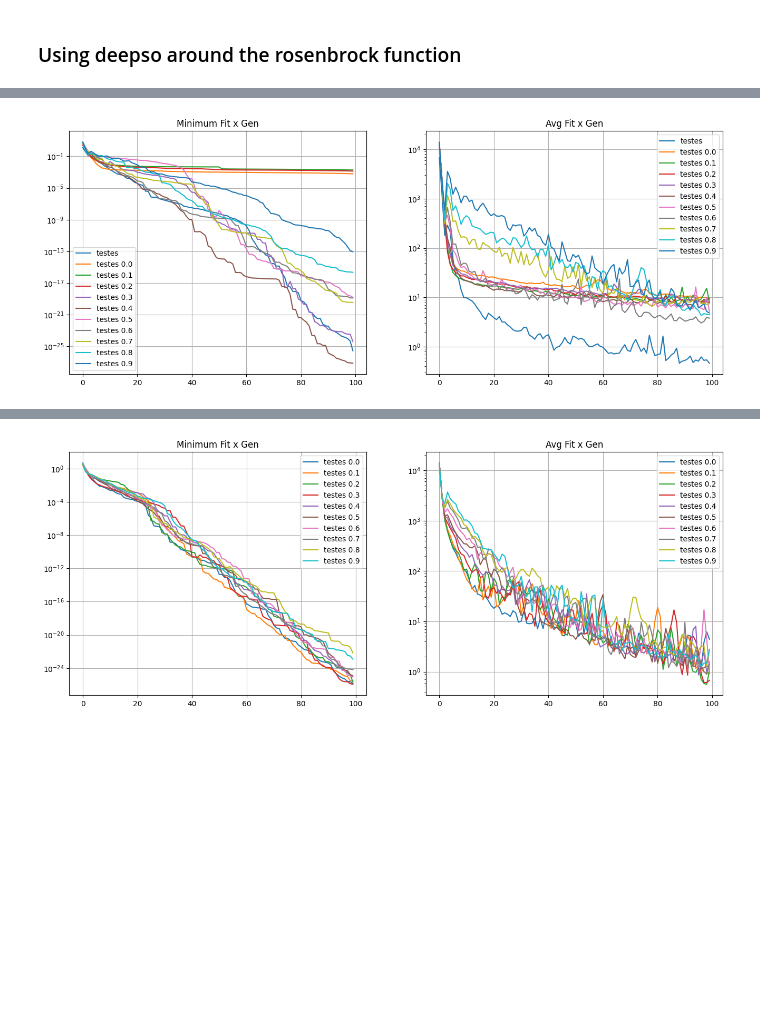
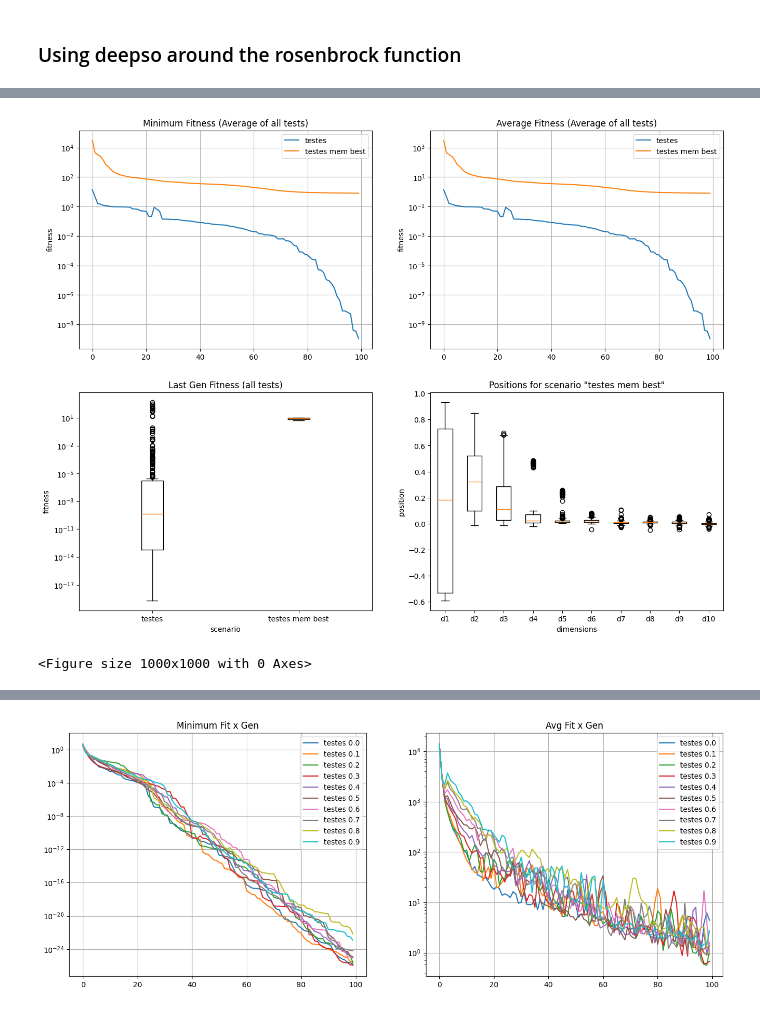
Before and after one commit to JaoSchmidt/Opt-Meta-Heuristics, a Jupyter notebook: FinalWork/main_cdeepso.ipynb, the cells around one changed output, grey strips where cells are left out. Drawn from its saved outputs; the diff is of its cells as text; code cells hidden in the pictures; blank space fills up the shorter version.

Commit message:
added cdeepso and graphical stuff

```diff
--- a/FinalWork/main_cdeepso.ipynb
+++ b/FinalWork/main_cdeepso.ipynb
@@ -66,8 +66,8 @@ deepso = LoopDEEPSO(title,"deepso_rand_1", bounds,
                     wc_initial=0.5)
 
 def run_test(num): # algorithm function
-  coordinates = initial_random_pop(population_size, bounds, dimensions=2, center=[1,1])
-  generation_data = deepso.test_nd_write_file(coordinates, Rosenbrock, test_num=num)
+  coordinates = initial_random_pop(population_size, bounds, dimensions=2, center=[1,1],seed=num*3)
+  generation_data = deepso.test(coordinates, Rosenbrock, test_num=num)
   return generation_data
 
 with multiprocessing.Pool() as pool: # parallel precessing
@@ -89,46 +89,66 @@ plot_fitness_over_scenarios(scenario_table,title)
 # %%
-from graphical_visualization import get_last_best_ind
-from graphical_visualization import store_average_fitness
+from graphical_visualization import collect_data_on_scenario
+from graphical_visualization import collect_data_on_tests
 from graphical_visualization import contour_over_population
-from graphical_visualization import plot_fitness_over_generation
+from graphical_visualization import plot_fitness_over_scenarios
+from graphical_visualization import plot_fitness_over_tests
 
 from algorithm_classes import LoopDEEPSO
 from algorithm_loop import initial_random_pop
 
+from individual_class import IndividualDEEPSO
+import numpy as np
+
+class Rosenbrock(IndividualDEEPSO):
+  def _fitness_function(self,X,a=1,b=100):
+    return np.sum(b * (X[1:] - X[:-1]**2)**2 + (a - X[:-1])**2,axis=0)
+
 # experiment to make and test title
-experiment_name="deepso_rand_1"
+title="testes mem best"
 
-num_tests = 20 # number of tests to make
+# collectors
+scenario_table[title] = {}
+scenario_table[title]["mini"] = []
+scenario_table[title]["mean"] = []
+scenario_table[title]["fitness_last"] = []
+scenario_table[title]["position_last"] = []
+
+# optional collectors for this scenario only
+table_test = {}
+
+num_tests = 10 # number of tests to make
 bounds = [-5,5]
+population_size = 30
 max_it=100
-wi_initial=0
-for i in range(0,10):
-    title="testes "+str(wi_initial + i/10)
-    final_fitness_table["mini"][title] = []
-    final_fitness_table["mean"][title] = []
-    deepso = LoopDEEPSO("deepso_rand_1", bounds, title,
-                        population_size=30,
-                        max_it=max_it,
-                        tcom=0.9,
-                        tmut=0.05,
-                        #velocity_bounds=[-2,2],
-                        w_bounds=[0,1],
-                        wi_initial=wi_initial+i/10,
-                        wa_initial=0.5,
-                        wc_initial=0.5)
+deepso = LoopDEEPSO(title,"deepso_memory_best", bounds,
+                    population_size=population_size,
+                    max_it=max_it,
+                    tcom=0.9,
+                    tmut=0.1,
+                    #velocity_bounds=[-1,1],
+                    w_bounds=[0,1],
+                    wi_initial=0.5,
+                    wa_initial=0.5,
+                    wc_initial=0.5)
 
+def run_test(num): # algorithm function
+  coordinates = initial_random_pop(population_size, bounds, dimensions=10)
+  generation_data = deepso.test(coordinates, Rosenbrock, test_num=num)
+  return generation_data
 
-    for _ in range(0,num_tests):
-      coordinates = initial_random_pop(population_size,bounds,dimensions=2)
-      generation_data = deepso.test(coordinates,Rosenbrock)
-      store_average_fitness(generation_data,final_fitness_table,title)
+with multiprocessing.Pool() as pool: # parallel precessing
+  results = pool.map(run_test, range(num_tests))
 
-#contour_over_population(generation_data,', '.join(lazy_title),ff,bounds, save_path="animationDEEPSO.mp4")
-#min(generation_data[max_it-1],key=lambda x: x.getFitness()).print()
-plot_fitness_over_generation(final_fitness_table, num_tests)
+for test_num,generation_data in enumerate(results): # Collecting test data
+  collect_data_on_tests(generation_data, scenario_table[title], table_test=table_test, test_num=test_num)
+collect_data_on_scenario(scenario_table[title], num_tests) # Collecting entire scenario data
 
+#plot_fitness_over_tests(table_test)
+plot_fitness_over_scenarios(scenario_table,title)
+contour_over_population(generation_data,deepso.get_description(),bounds, save_path="animationDEEPSO.mp4",max_it=30)
 #from IPython.display import Video
 #Video("animationDEEPSO.mp4")
 # %% [output]
-[figure, old version]
+[figure, new version]
+<Figure size 1000x1000 with 0 Axes>
 # %% [markdown]
```
Also changed, not shown: parts of 5 cells of this notebook, 3 other files.
